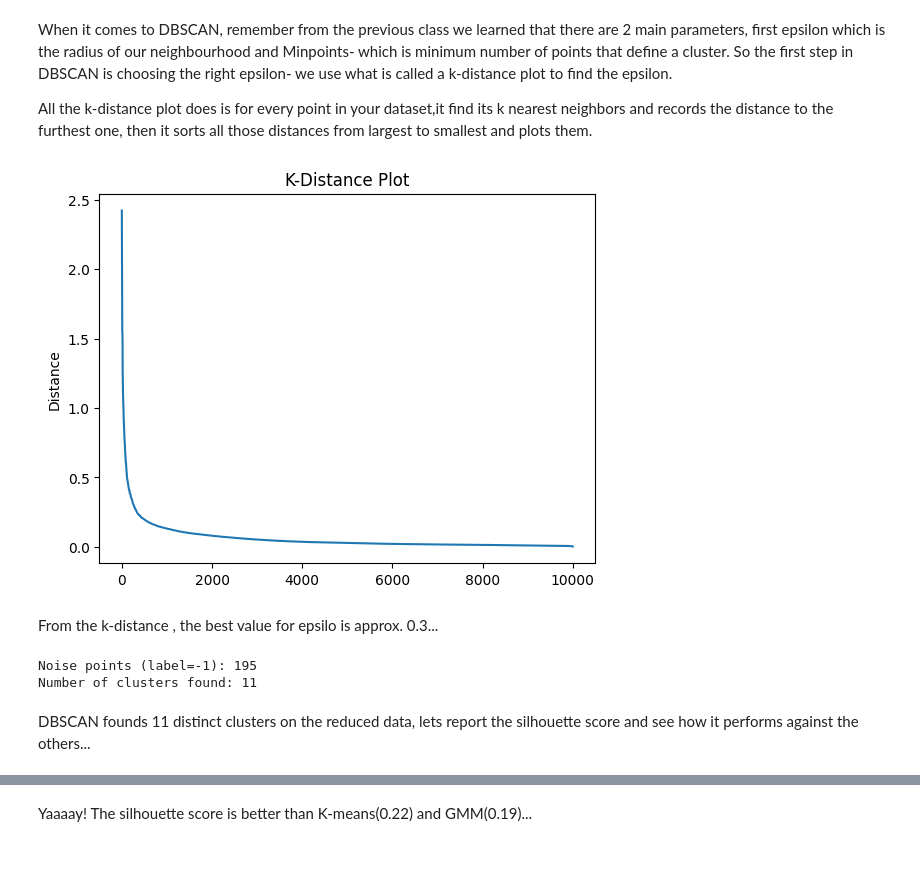
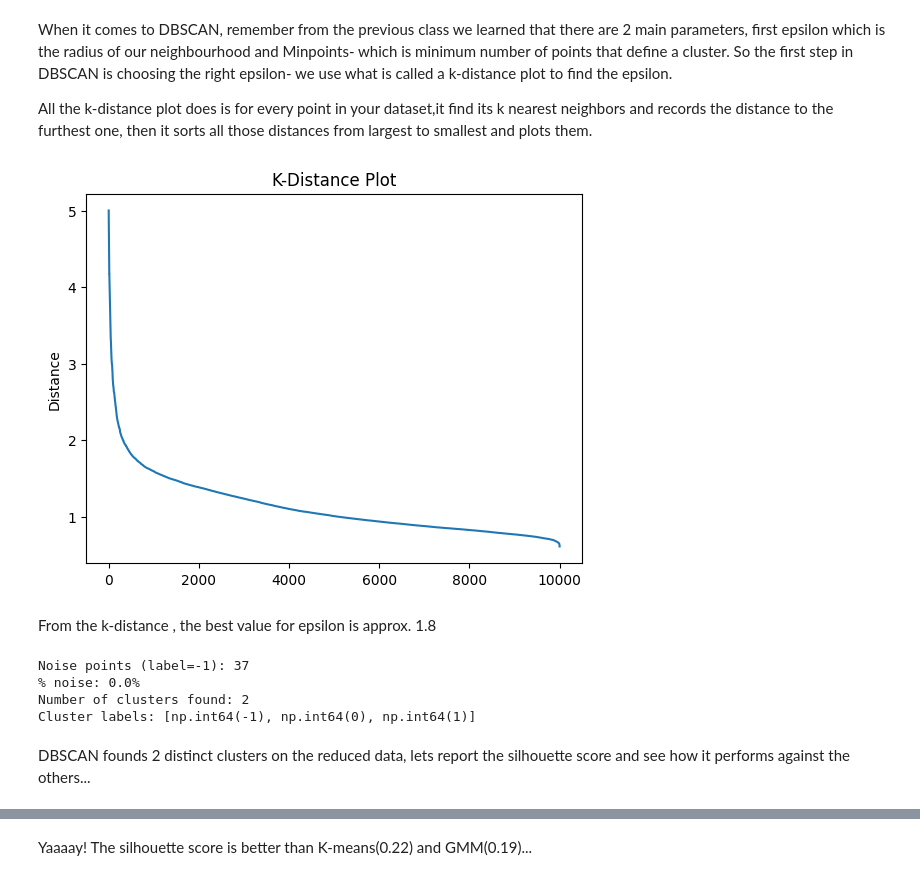
Before and after one commit to WamzMwangi/Advanced_Machine_Learning, a Jupyter notebook: Clustering_Algorithms/Spotify_clustering_project.ipynb, the cells around one changed output, grey strips where cells are left out. Cells and saved outputs as stored; diff of their text form; code cells hidden in the pictures.

Commit message:
figure out dbscan optimum epsilon distance

```diff
--- a/Clustering_Algorithms/Spotify_clustering_project.ipynb
+++ b/Clustering_Algorithms/Spotify_clustering_project.ipynb
@@ -124,7 +138,7 @@ NOTE: Please note, for hierarchical clustering, because I am just using it to gi
 #apply K-means clustering
 from sklearn.cluster import KMeans
 
-kmeans = KMeans(n_clusters=5, random_state=0,init='k-means++',n_init="auto").fit(scaled_df)
+kmeans = KMeans(n_clusters=2, random_state=0,init='k-means++',n_init="auto").fit(scaled_df)
 
 labels = kmeans.labels_
 centroids = kmeans.cluster_centers_
@@ -166,7 +181,7 @@ Though not a total must, we could also use a plot of the silhoutte score at diff
 # %%
 inertias = []
 sil_scores = []
-k_range = range(2, 11)
+k_range = range(2, 15)
 
 for k in k_range:
     kmeans = KMeans(n_clusters=k, random_state=0,init='k-means++',n_init="auto").fit(scaled_df)
@@ -253,5 +276,5 @@ Looks like K-means outperforms GMM, let's optimize for the number of gaussian co
 # %%
-k_range = range(1, 11)
+k_range = range(1, 20)
 bic = []
 aic = []
 
@@ -302,0 +316,20 @@ plt.show()
+# %%
+# cluster on the full data, but visualise using PCA only
+gmm_final = GaussianMixture(n_components=3,covariance_type='full', random_state=42)
+gmm_final.fit(scaled_df)
+labels_gmm = gmm_final.predict(scaled_df)
+
+
+# reduce to 2D for visualisation only
+from sklearn.decomposition import PCA
+
+pca = PCA(n_components=2)
+pca_result = pca.fit_transform(scaled_df)
+
+# plot your graph
+plt.figure(figsize=(10, 6))
+sns.scatterplot(x=pca_result[:, 0], y=pca_result[:, 1], hue=labels_gmm, palette='Set1')
+plt.title('Gaussian Mixture Model Clusters (PCA used for visualisation only)')
+plt.xlabel('Principal Component 1')
+plt.ylabel('Principal Component 2')
+plt.show()
@@ -312,35 +349,40 @@ All the k-distance plot does is for every point in your dataset,it find its k ne
 # %%
 from sklearn.neighbors import NearestNeighbors
 import matplotlib.pyplot as plt
 import numpy as np
 
-min_samples = max(2 * pca_result.shape[1], 5)
-nbrs = NearestNeighbors(n_neighbors=min_samples).fit(pca_result)
-distances, _ = nbrs.kneighbors(pca_result)
+min_samples = max(2 * scaled_df.shape[1], 5)
+nbrs = NearestNeighbors(n_neighbors=min_samples).fit(scaled_df)
+distances, _ = nbrs.kneighbors(scaled_df)
 
 plt.plot(np.sort(distances[:, -1])[::-1])
 plt.title("K-Distance Plot")
 plt.ylabel("Distance")
 plt.show()
 # %% [output]
-[figure, old version]
+[figure, new version]
 # %% [markdown]
-From the k-distance , the best value for epsilo is approx. 0.3...
+From the k-distance , the best value for epsilon is approx. 1.8
 # %%
 #apply dbscan clustering
 from sklearn.cluster import DBSCAN
 
-dbscan = DBSCAN(eps=0.3, min_samples=min_samples)
+dbscan = DBSCAN(eps=1.5, min_samples=min_samples)
 labels_dbscan = dbscan.fit_predict(pca_result)
+n_noise = (labels == -1).sum()
 
 
 print(f"\nNoise points (label=-1): {(labels_dbscan == -1).sum()}")
+print(f"% noise: {n_noise / len(labels_dbscan) * 100:.1f}%")
 print(f"Number of clusters found: {len(set(labels_dbscan)) - (1 if -1 in labels_dbscan else 0)}")
+print(f"Cluster labels: {sorted(set(labels_dbscan))}")
 # %% [output]
-Noise points (label=-1): 195
-Number of clusters found: 11
+Noise points (label=-1): 37
+% noise: 0.0%
+Number of clusters found: 2
+Cluster labels: [np.int64(-1), np.int64(0), np.int64(1)]
 # %% [markdown]
-DBSCAN founds 11 distinct clusters on the reduced data, lets report the silhouette score and see how it performs against the others...
+DBSCAN founds 2 distinct clusters on the reduced data, lets report the silhouette score and see how it performs against the others...
 # %%
 from sklearn.metrics import silhouette_score
 
```
Also changed, not shown: parts of 27 cells of this notebook.
